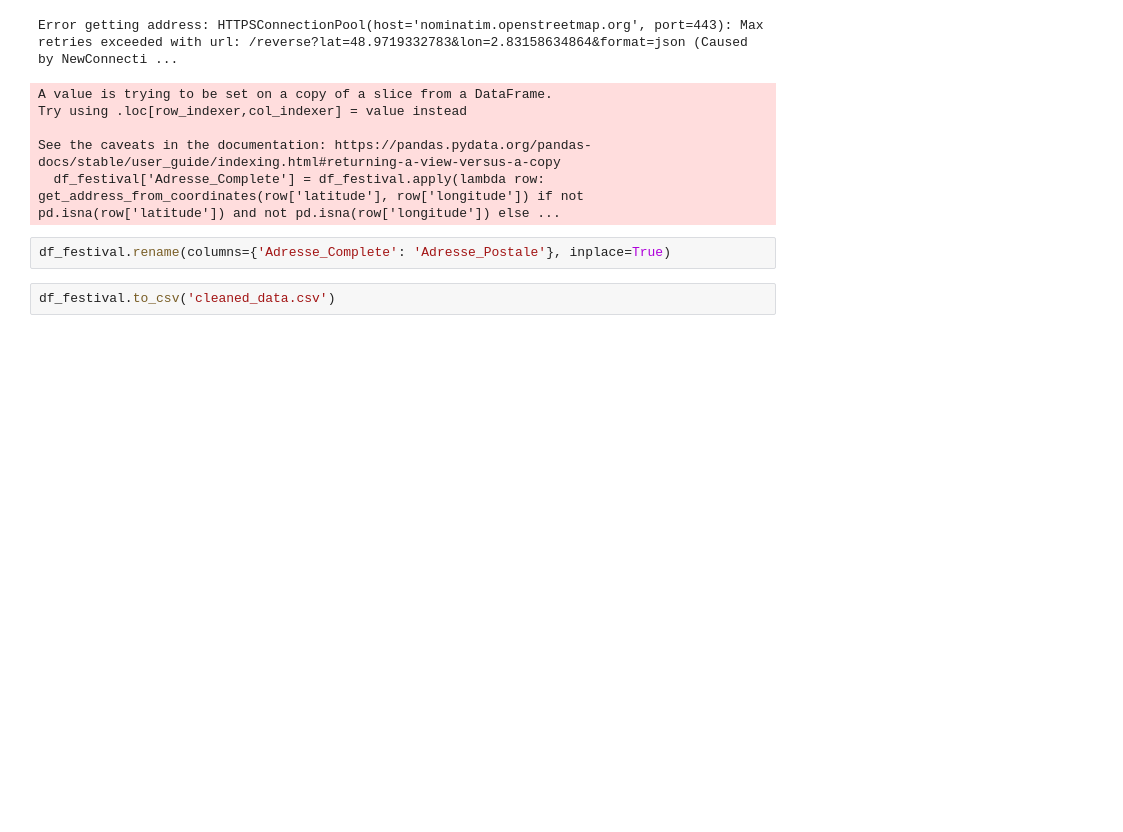
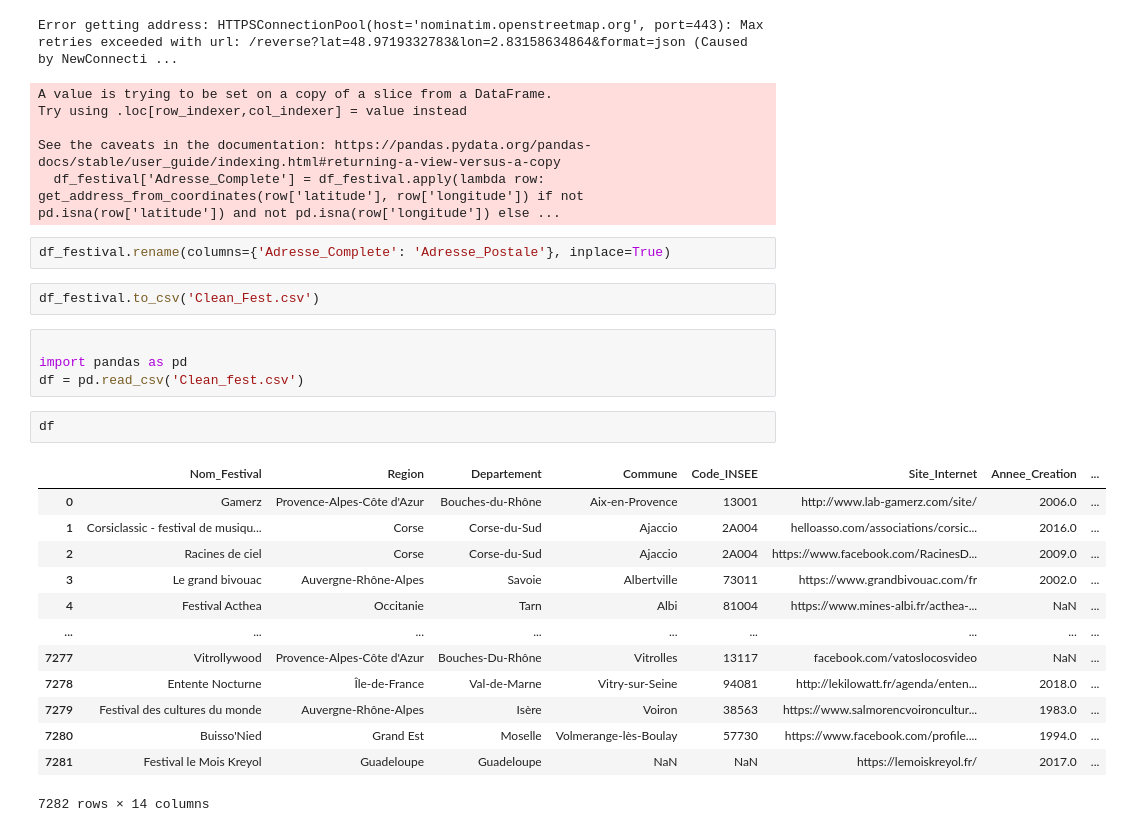
Before and after one commit to ForskyOnly/projet_final_BDD, a Jupyter notebook: data_festival.ipynb, the cells around one changed output. Cells and saved outputs as stored; diff of their text form; blank space fills up the shorter version.

Commit message:
cleaned data

```diff
--- a/data_festival.ipynb
+++ b/data_festival.ipynb
@@ -403,4 +399,24 @@ See the caveats in the documentation: https://pandas.pydata.org/pandas-docs/stab
 # %%
 df_festival.rename(columns={'Adresse_Complete': 'Adresse_Postale'}, inplace=True)
 # %%
-df_festival.to_csv('cleaned_data.csv')
+df_festival.to_csv('Clean_Fest.csv')
+# %%
+
+import pandas as pd
+df = pd.read_csv('Clean_fest.csv')
+# %%
+df
+# %% [output]
+|  | Nom_Festival | Region | Departement | Commune | Code_INSEE | Site_Internet | Annee_Creation | ... |
+| 0 | Gamerz | Provence-Alpes-Côte d'Azur | Bouches-du-Rhône | Aix-en-Provence | 13001 | http://www.lab-gamerz.com/site/ | 2006.0 | ... |
+| 1 | Corsiclassic - festival de musiqu... | Corse | Corse-du-Sud | Ajaccio | 2A004 | helloasso.com/associations/corsic... | 2016.0 | ... |
+| 2 | Racines de ciel | Corse | Corse-du-Sud | Ajaccio | 2A004 | https://www.facebook.com/RacinesD... | 2009.0 | ... |
+| 3 | Le grand bivouac | Auvergne-Rhône-Alpes | Savoie | Albertville | 73011 | https://www.grandbivouac.com/fr | 2002.0 | ... |
+| 4 | Festival Acthea | Occitanie | Tarn | Albi | 81004 | https://www.mines-albi.fr/acthea-... | NaN | ... |
+| ... | ... | ... | ... | ... | ... | ... | ... | ... |
+| 7277 | Vitrollywood | Provence-Alpes-Côte d'Azur | Bouches-Du-Rhône | Vitrolles | 13117 | facebook.com/vatoslocosvideo | NaN | ... |
+| 7278 | Entente Nocturne | Île-de-France | Val-de-Marne | Vitry-sur-Seine | 94081 | http://lekilowatt.fr/agenda/enten... | 2018.0 | ... |
+| 7279 | Festival des cultures du monde | Auvergne-Rhône-Alpes | Isère | Voiron | 38563 | https://www.salmorencvoironcultur... | 1983.0 | ... |
+| 7280 | Buisso'Nied | Grand Est | Moselle | Volmerange-lès-Boulay | 57730 | https://www.facebook.com/profile.... | 1994.0 | ... |
+| 7281 | Festival le Mois Kreyol | Guadeloupe | Guadeloupe | NaN | NaN | https://lemoiskreyol.fr/ | 2017.0 | ... |
+7282 rows × 14 columns
```
Also changed, not shown: parts of 3 cells of this notebook, 2 other files.
